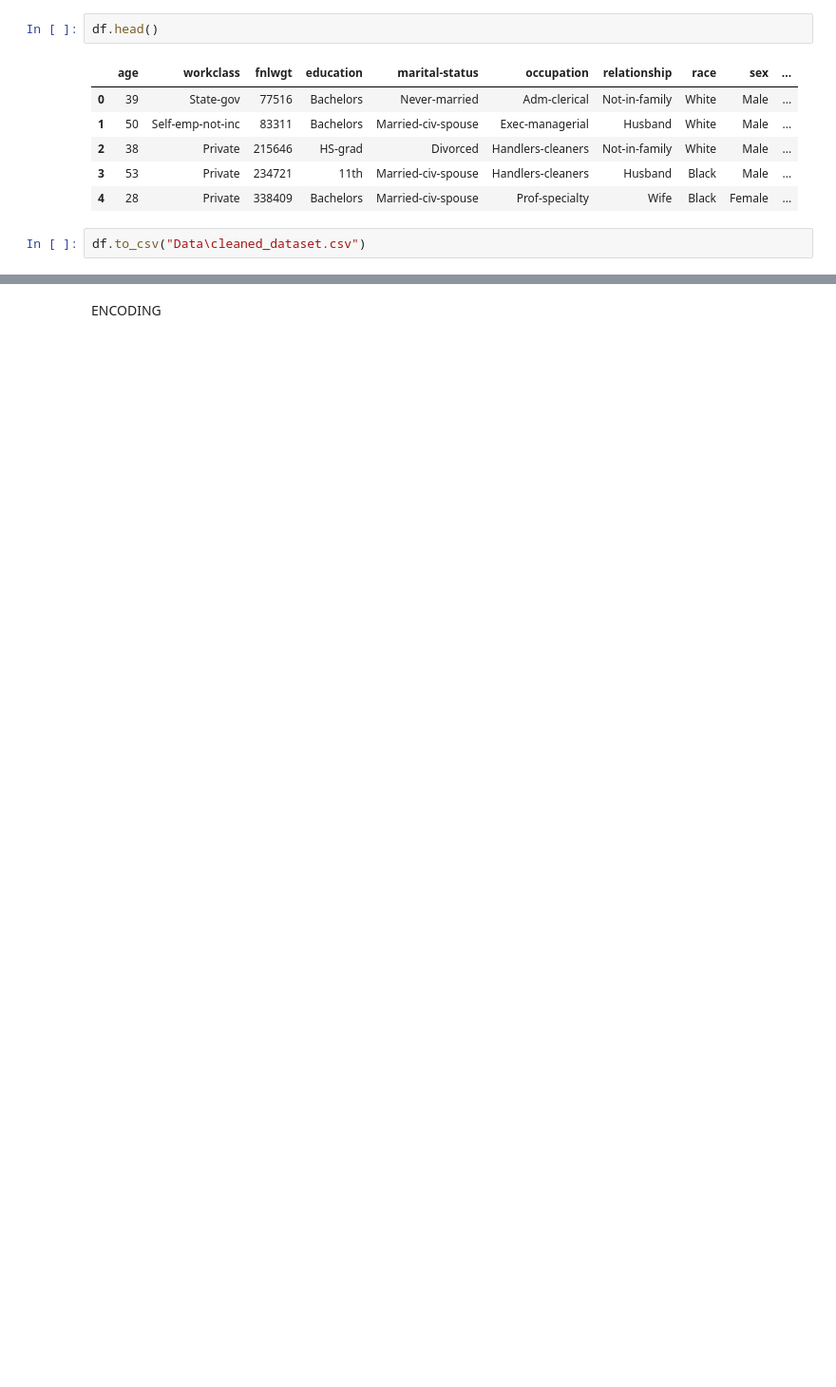
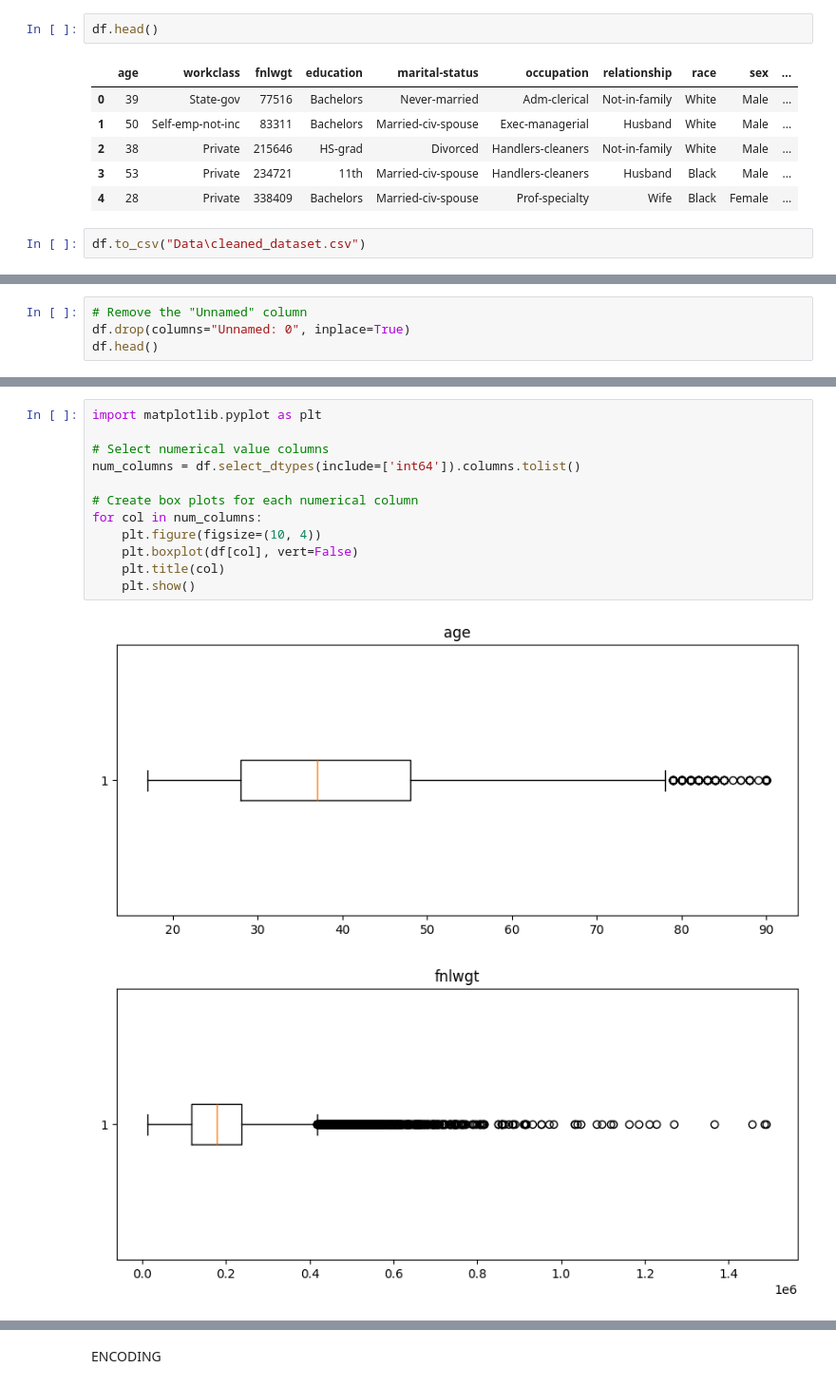
Before and after one commit to GACS2002/Income_Prediction, a Jupyter notebook: preprocessing.ipynb, the cells around one changed output, grey strips where cells are left out. Shown at 95% size. Saved outputs shown, nothing was run; the diff lists cells and outputs as text; blank space fills up the shorter version.

```diff
--- a/preprocessing.ipynb
+++ b/preprocessing.ipynb
@@ -400,0 +416,4 @@ df.to_csv("Data\cleaned_dataset.csv")
+# %%
+# Remove the "Unnamed" column
+df.drop(columns="Unnamed: 0", inplace=True)
+df.head()
@@ -400,0 +441,15 @@ df.to_csv("Data\cleaned_dataset.csv")
+# %%
+import matplotlib.pyplot as plt
+
+# Select numerical value columns
+num_columns = df.select_dtypes(include=['int64']).columns.tolist()
+
+# Create box plots for each numerical column
+for col in num_columns:
+    plt.figure(figsize=(10, 4))
+    plt.boxplot(df[col], vert=False)
+    plt.title(col)
+    plt.show()
+# %% [output]
+[figure, added]
+[figure, added]
```
Also changed, not shown: parts of 36 cells of this notebook, 11 other files.
